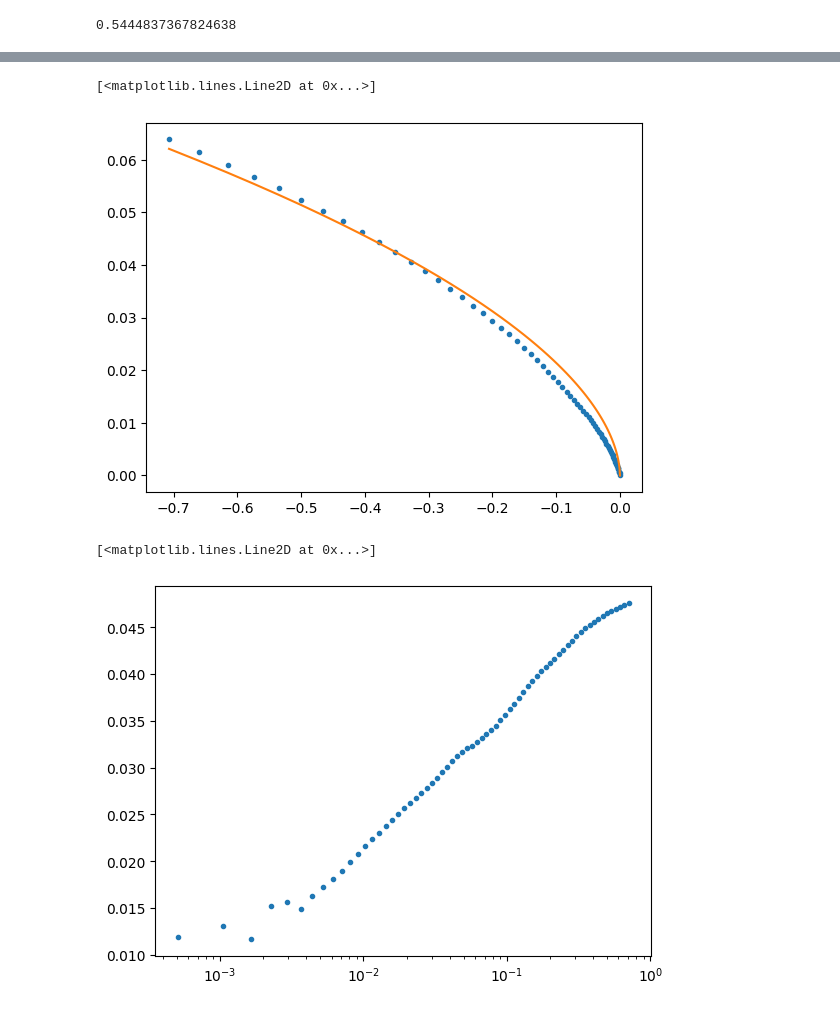
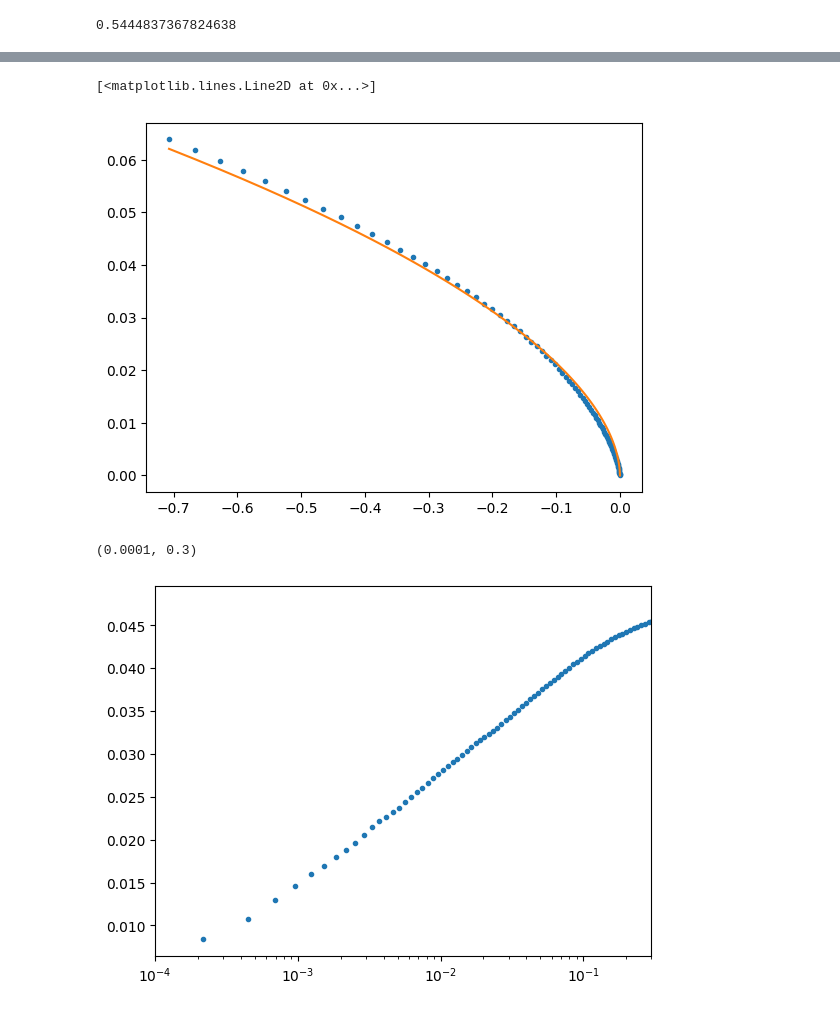
Before and after one commit to cpml-au/dctkit, a Jupyter notebook: examples/pacman_fracture.ipynb, the cells around one changed output, grey strips where cells are left out. Cells and saved outputs as stored; diff of their text form; code cells hidden in the pictures.

Commit message:
Tweaked mesh and solver for fracture problem.

```diff
--- a/examples/pacman_fracture.ipynb
+++ b/examples/pacman_fracture.ipynb
@@ -20,8 +20,8 @@ config()
 # %%
 r = 1.
 angle = 2*pi/4
-lcar = 0.07 # 0.08
-ratio = 0.01 # 0.01
+lcar = 0.06 # 0.08
+ratio = 0.005 # 0.01
 # lcar = 0.1
 
 with pygmsh.geo.Geometry() as geom:
@@ -192,7 +192,7 @@ for i in range(1, n_steps+1):
                 'boundary_tractions': boundary_tractions}
     prb.set_obj_args(obj_args)
     print("running...")
-    sol = prb.solve(x0=x0, gatol=1e-6, maxeval=50000, verbose=True)
+    sol = prb.solve(x0=x0, gatol=1e-6, maxeval=20000, verbose=True)
     # print("convergence result = ", prb.last_opt_result)
     x0 = sol
 
@@ -200,7 +200,6 @@ toc = time.time()
 
 print("Elapsed time = ", toc - tic)
 curr_node_coords = sol.reshape(S.node_coords.shape)
-print(prb.last_opt_result)
 # %% [output]
 load parameter =  0.02
 running...
@@ -264,14 +263,14 @@ exact_crack_opening_disp = max_disp_mag*utheta(-pi*np.ones(len(xs)), rs, lam, om
 plt.plot(xs, exact_crack_opening_disp)
 # %% [output]
 [<matplotlib.lines.Line2D at 0x...>]
-[figure, old version]
+[figure, new version]
 # %%
 # approximating K_1 by extrapolation of the CTOD
 kappa = (3-nu)/(1+nu)
 mu = E/(2*(1+nu))
 factor = 2*mu/(1+kappa)
-
 plt.semilogx(rs, crack_opening_disp*np.sqrt(2*pi/rs)*factor, ".")
+plt.xlim((1e-4,3e-1))
 # %% [output]
-[<matplotlib.lines.Line2D at 0x...>]
+(0.0001, 0.3)
-[figure, old version]
+[figure, new version]
```
Also changed, not shown: parts of 7 cells of this notebook, 1 other file.
